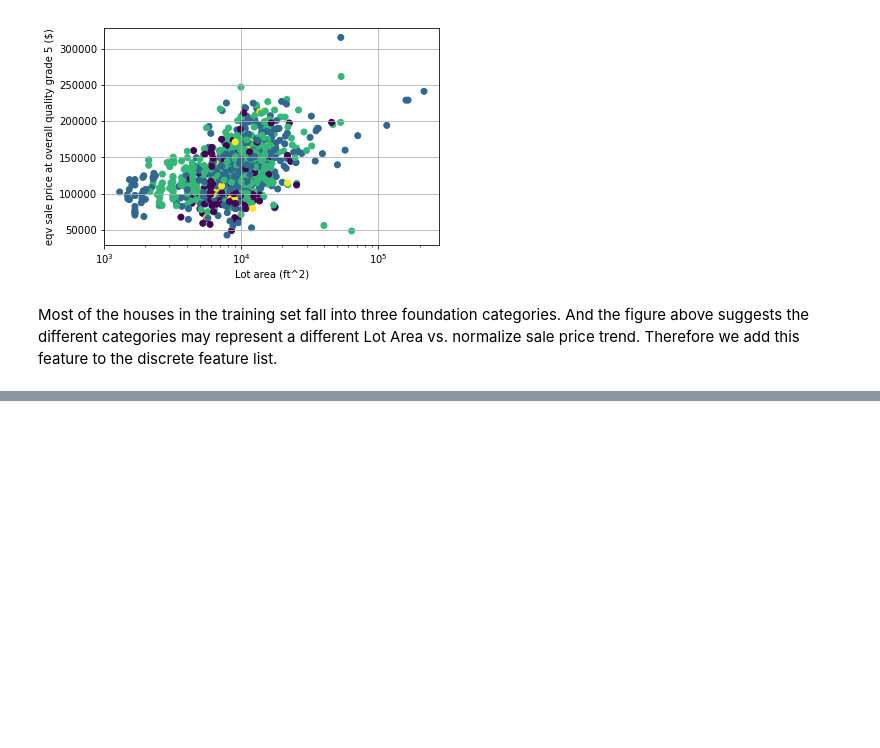
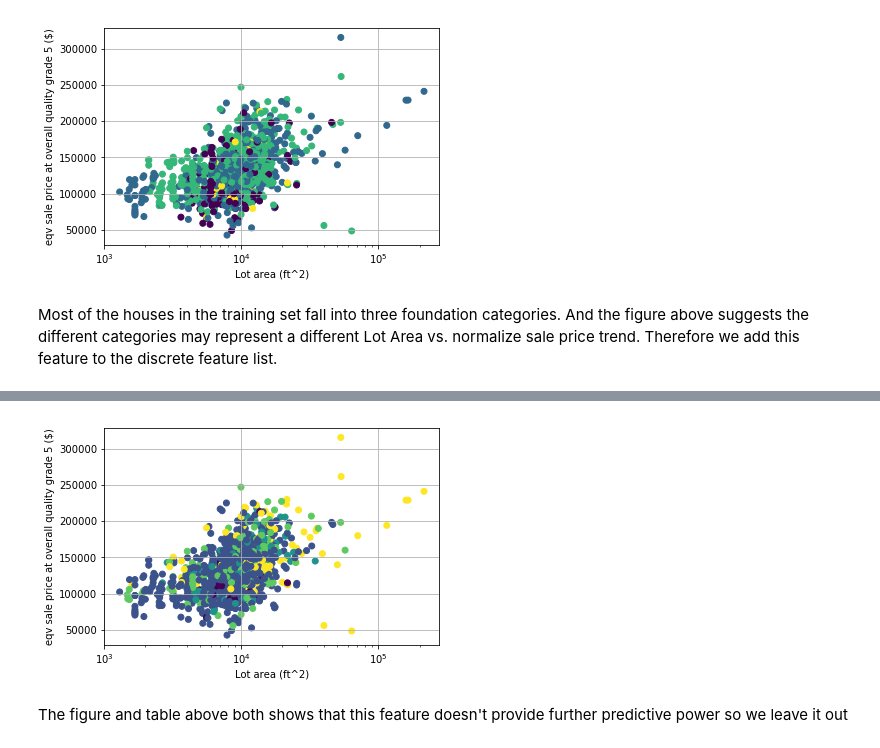
Before and after one commit to badGarnet/house_price, a Jupyter notebook: drawing board.ipynb, the cells around one changed output, grey strips where cells are left out. Drawn from its saved outputs; the diff is of its cells as text; code cells hidden in the pictures; blank space fills up the shorter version.

```diff
--- a/drawing board.ipynb
+++ b/drawing board.ipynb
@@ -943,0 +1015,14 @@ feats_disc.append('Foundation')
+# %%
+bsexpmap = {'Gd': 4, 'Av': 3, 'Mn': 2, 'No': 1}
+fig = plt.figure
+ax = plt.gca()
+ax.scatter(trainset.LotArea, trainset.NSP_overallq, c = trainset.BsmtExposure.map(bsexpmap).fillna(0))
+ax.set_xscale('log')
+plt.xlabel('Lot area (ft^2)')
+plt.ylabel('eqv sale price at overall quality grade 5 ($)')
+plt.grid()
+plt.show()
+# %% [output]
+[figure, added]
+# %% [markdown]
+The figure and table above both shows that this feature doesn't provide further predictive power so we leave it out
```
Also changed, not shown: parts of 23 cells of this notebook.
